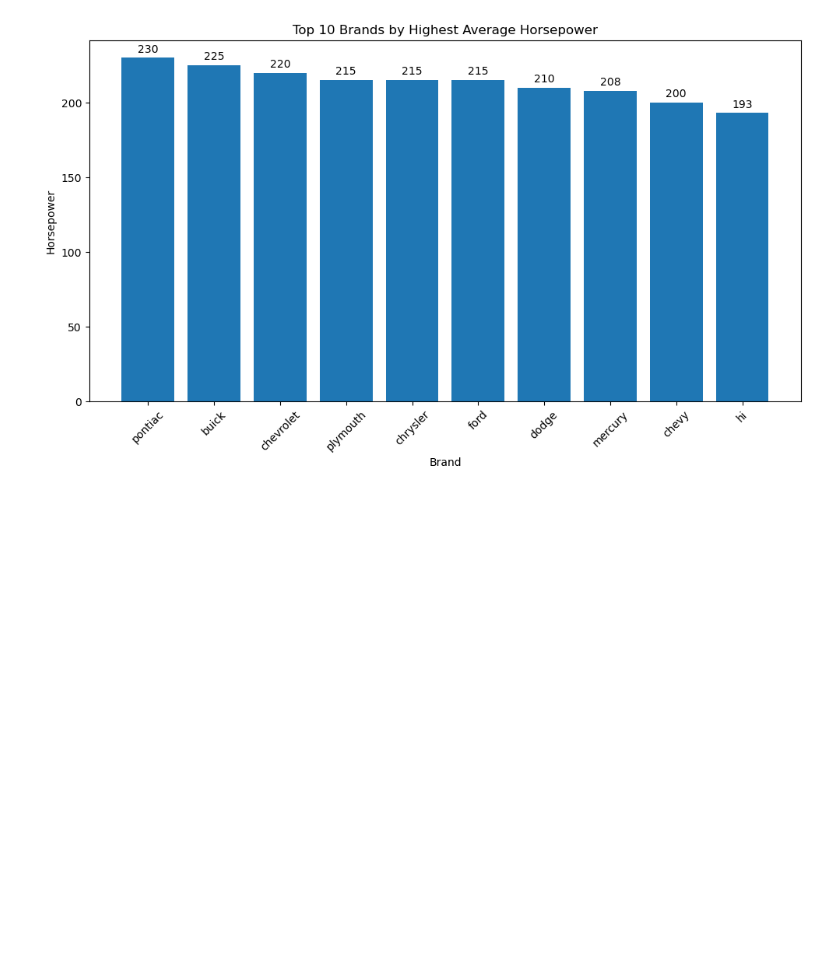
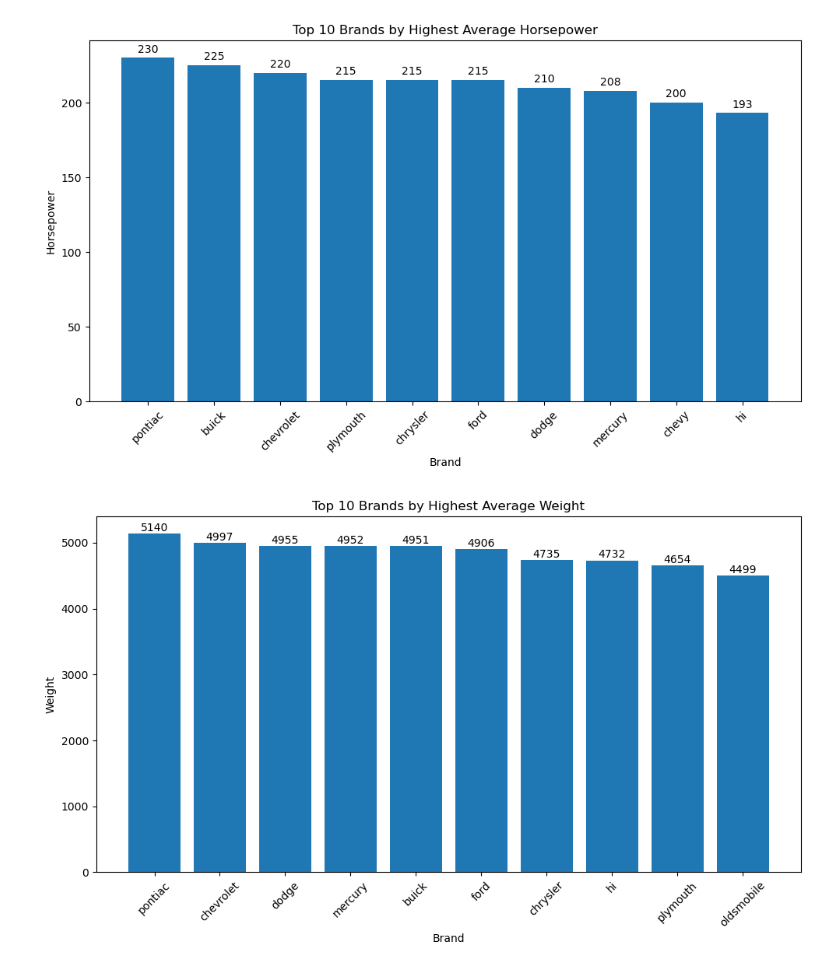
Before and after one commit to FlazeFy2/DS-Car_Information_Dataset, a Jupyter notebook: exploratory data analysis-bar.ipynb, the cells around one changed output. Drawn from its saved outputs; the diff is of its cells as text; code cells hidden in the pictures; blank space fills up the shorter version.

Commit message:
[DS] Exploratory Data Analysis (EDA) - Top 10 Brands by Highest Average Weight

```diff
--- a/exploratory data analysis-bar.ipynb
+++ b/exploratory data analysis-bar.ipynb
@@ -61,3 +61,39 @@ plt.tight_layout()
 plt.show()
 # %% [output]
 [figure]
+# %%
+import pandas as pd
+import matplotlib.pyplot as plt
+
+# Exploratory Data Analysis (EDA) - Top 10 Brands by Highest Average Weight
+df = pd.read_csv("Automobile.csv")
+
+# Extract 'merk' (brand) from the first word of the 'name' column
+df['merk'] = df['name'].str.split().str[0]
+
+# Convert 'weight' to numeric, invalid parsing will be set as NaN
+df['weight'] = pd.to_numeric(df['weight'], errors='coerce')
+
+# Drop rows with missing weight
+df = df.dropna(subset=['weight'])
+
+# Group by brand and get the row with highest weight per brand
+max_hp_per_brand = df.loc[df.groupby('merk')['weight'].idxmax()]
+
+# Get top 10 brands by highest weight
+top_hp_brands = max_hp_per_brand.sort_values(by='weight', ascending=False).head(10)
+
+# Bar Chart
+plt.figure(figsize=(10, 6))
+ax = plt.bar(top_hp_brands['merk'], top_hp_brands['weight'])
+# Add label
+for i, value in enumerate(top_hp_brands['weight']):
+    plt.text(i, value + 2, f"{value:.0f}", ha='center', va='bottom')
+plt.title("Top 10 Brands by Highest Average Weight")
+plt.xlabel("Brand")
+plt.ylabel("Weight")
+plt.xticks(rotation=45)
+plt.tight_layout()
+plt.show()
+# %% [output]
+[figure, added]
```
